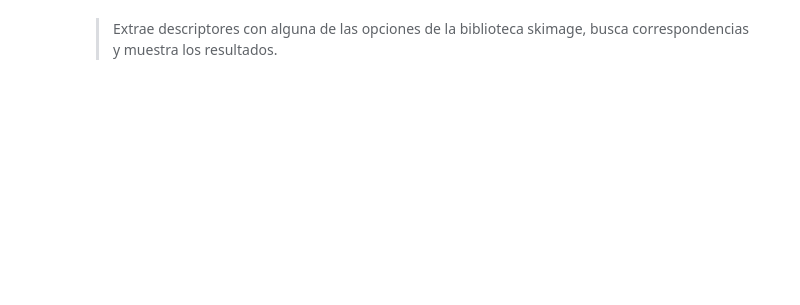
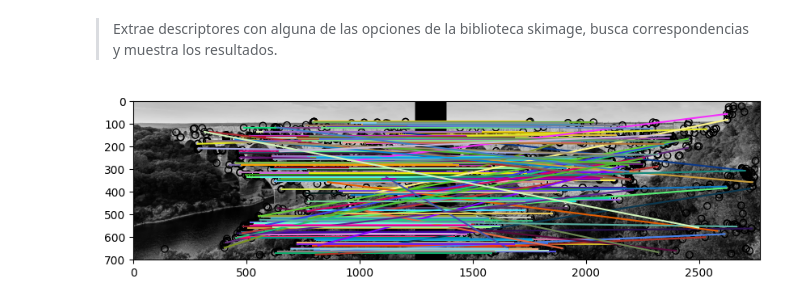
Before and after one commit to uo288207/vision_artificial, a Jupyter notebook: Prac05-Puntos.ipynb, the cells around one changed output. Cells and saved outputs as stored; diff of their text form; code cells hidden in the pictures; blank space fills up the shorter version.

```diff
--- a/Prac05-Puntos.ipynb
+++ b/Prac05-Puntos.ipynb
@@ -244,2 +371,44 @@ Observa que las esquinas aparecen repetidas en ambas vistas. Idealmente esto deb
 # %% [markdown]
 > Extrae descriptores con alguna de las opciones de la biblioteca skimage, busca correspondencias y muestra los resultados.
+# %%
+import numpy as np
+import skimage.io
+import skimage.color
+import skimage.feature
+import matplotlib.pyplot as plt
+
+def extract_orb_descriptors(image):
+    """
+    Extrae características y descriptores de una imagen usando ORB.
+
+    Parámetros:
+        image: ndarray
+            Imagen en escala de grises.
+
+    Retorna:
+        keypoints: ndarray
+            Coordenadas (y, x) de las características detectadas.
+        descriptors: ndarray
+            Descriptores de las características detectadas.
+    """
+    orb = skimage.feature.ORB(n_keypoints=500)
+    orb.detect_and_extract(image)
+    return orb.keypoints, orb.descriptors
+
+# Cargar imágenes y convertirlas a escala de grises
+image1 = skimage.color.rgb2gray(skimage.io.imread("s1.jpg"))
+image2 = skimage.color.rgb2gray(skimage.io.imread("s2.jpg"))
+
+# Extraer descriptores
+keypoints1, descriptors1 = extract_orb_descriptors(image1)
+keypoints2, descriptors2 = extract_orb_descriptors(image2)
+
+# Encontrar coincidencias usando Hamming (para ORB)
+matches = skimage.feature.match_descriptors(descriptors1, descriptors2, cross_check=True)
+
+# Visualizar coincidencias
+fig, ax = plt.subplots(1, 1, figsize=(10, 5))
+skimage.feature.plot_matches(ax, image1, image2, keypoints1, keypoints2, matches)
+plt.show()
+# %% [output]
+[figure, added]
```
Also changed, not shown: parts of 4 cells of this notebook.
